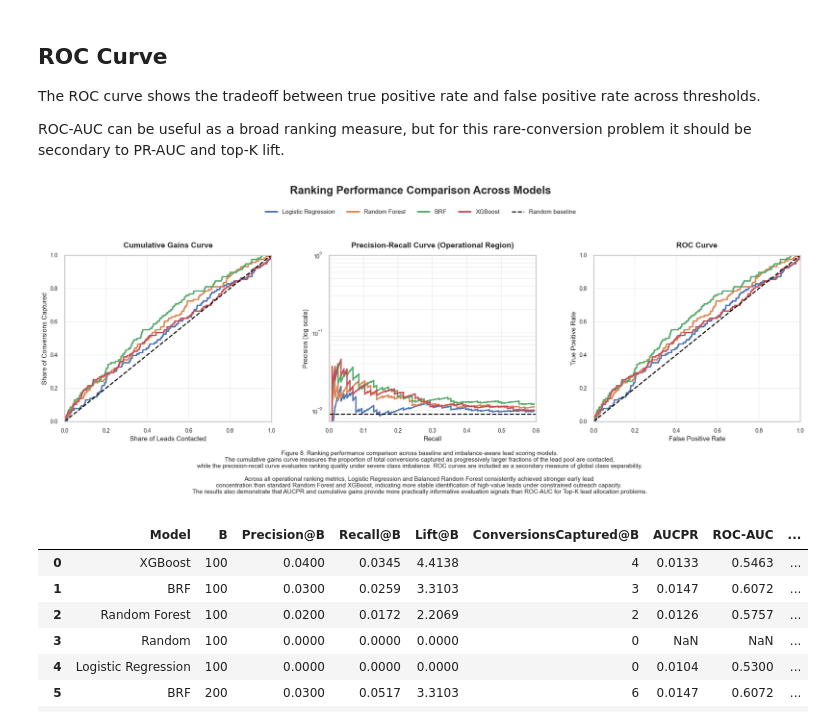
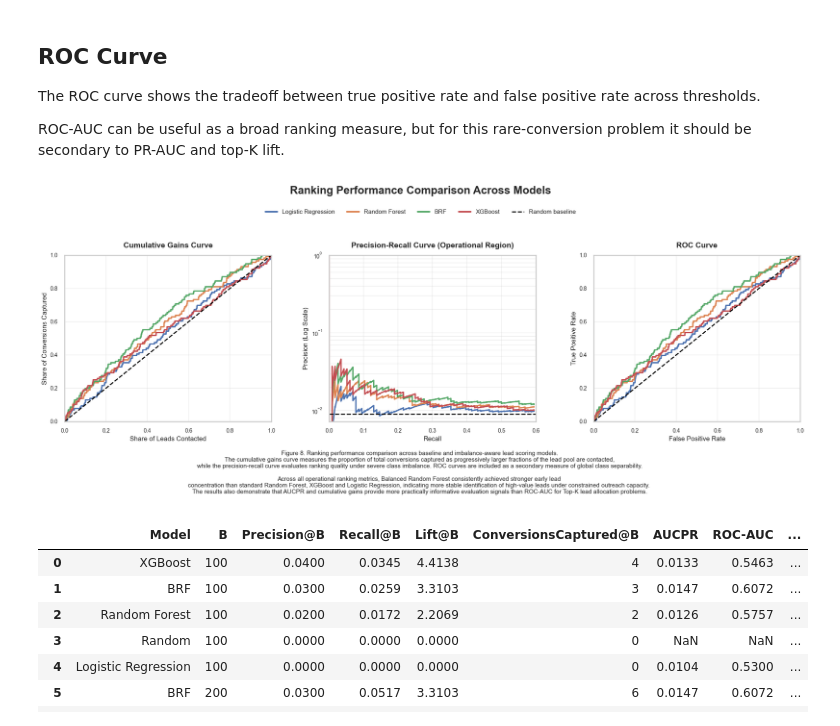
Before and after one commit to MerakiNanashi/Projects_doc, a Jupyter notebook: lead_scoring/experiments/E01.ipynb, the cells around one changed output. Drawn from its saved outputs; the diff is of its cells as text; code cells hidden in the pictures.

```diff
--- a/lead_scoring/experiments/E01.ipynb
+++ b/lead_scoring/experiments/E01.ipynb
@@ -2318,7 +2398,7 @@ ax.set_title(
 )
 
 ax.set_xlabel("Recall")
-ax.set_ylabel("Precision (log scale)")
+ax.set_ylabel("Precision (Log Scale)")
 
 ax.set_xlim(0, 0.60)
 
@@ -2452,36 +2532,36 @@ fig.legend(
 # =========================================================
 
 caption = (
     "Figure 8. Ranking performance comparison across baseline and imbalance-aware lead scoring models. \n"
     "The cumulative gains curve measures the proportion of total conversions captured as progressively larger fractions of the lead pool are contacted, \n"
     "while the precision-recall curve evaluates ranking quality under severe class imbalance. ROC curves are included as a secondary measure of global class separability. \n\n"
-    "Across all operational ranking metrics, Logistic Regression and Balanced Random Forest consistently achieved stronger early lead  \n"
-    "concentration than standard Random Forest and XGBoost, indicating more stable identification of high-value leads under constrained outreach capacity.  \n"
+    "Across all operational ranking metrics, Balanced Random Forest consistently achieved stronger early lead  \n"
+    "concentration than standard Random Forest, XGBoost and Logistic Regression, indicating more stable identification of high-value leads under constrained outreach capacity.  \n"
     "The results also demonstrate that AUCPR and cumulative gains provide more practically informative evaluation signals than ROC-AUC for Top-K lead allocation problems. \n"
 )
 
 fig.text(
     0.5,
     -0.1,
     caption,
     ha="center",
     fontsize=11,
     wrap=True,
 )
 
 # =========================================================
 # SPACING
 # =========================================================
 
 plt.subplots_adjust(
     top=0.78,
     bottom=0.18,
     wspace=0.28,
 )
 
 plt.show()
 # %% [output]
-[figure, old version]
+[figure, new version]
 # %%
 # =========================================================
 # E01 RESULTS TABLE
```
Also changed, not shown: parts of 3 cells of this notebook, 5 other files.
